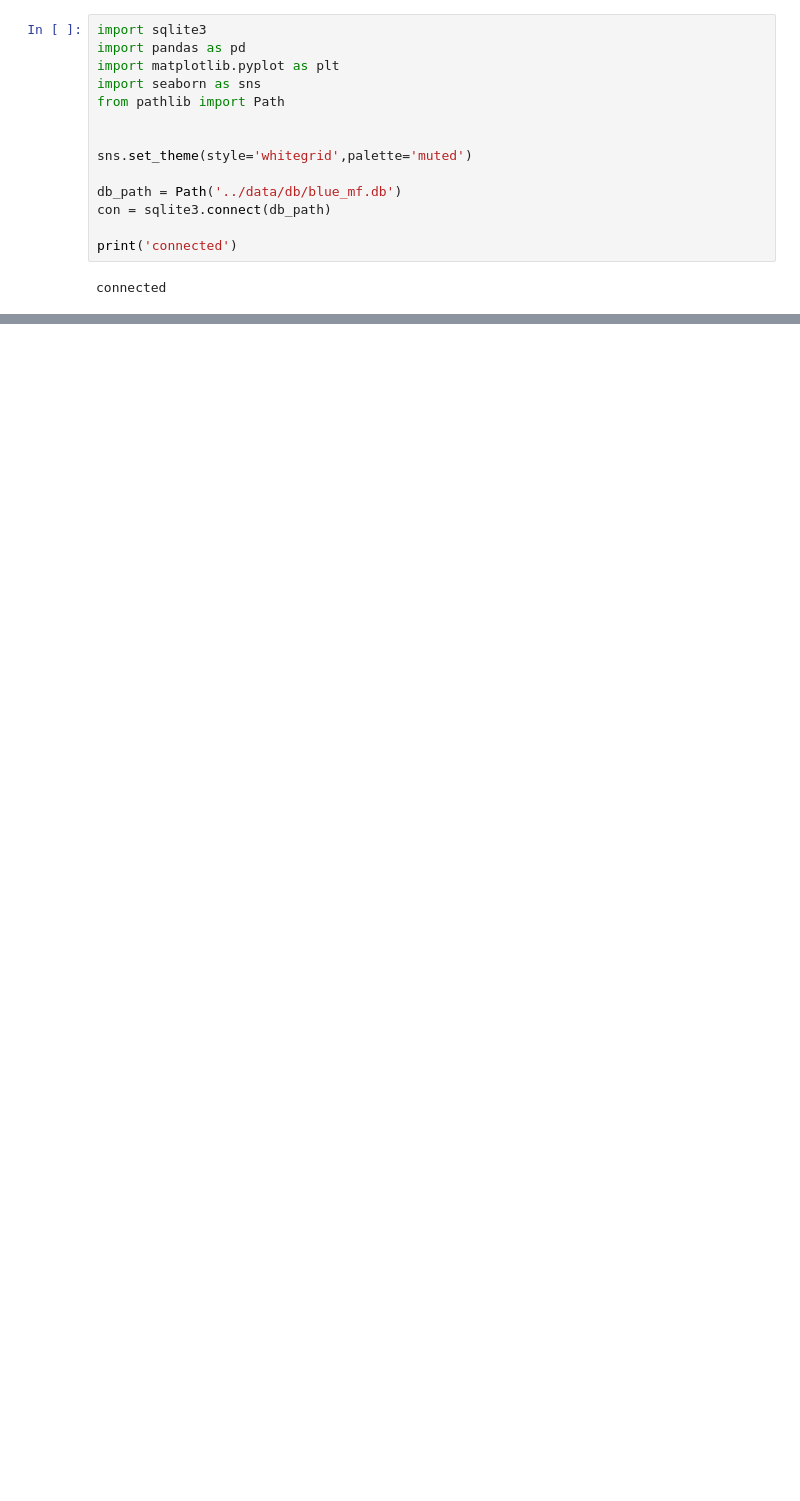
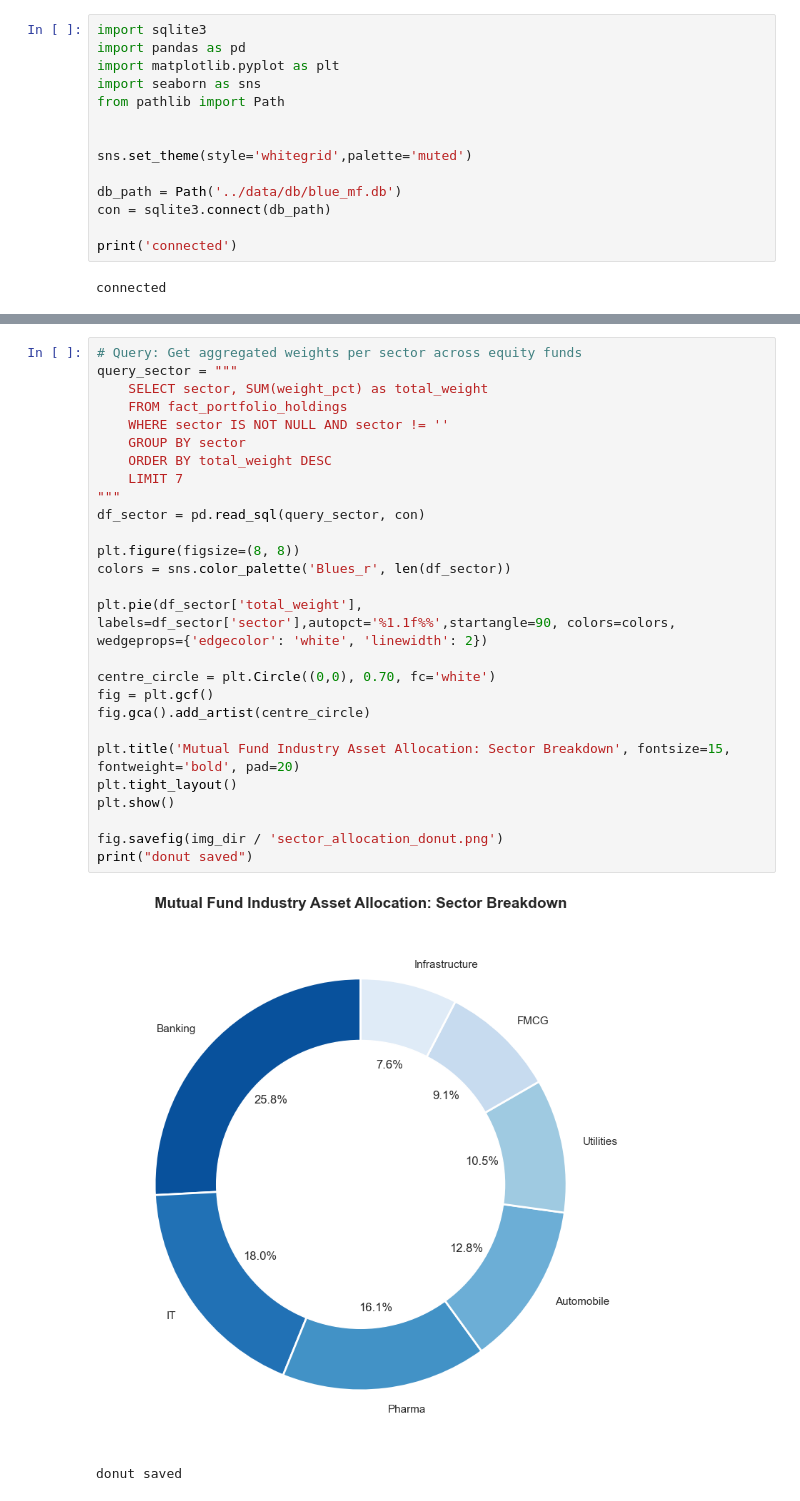
Before and after one commit to devkumar2313/bluestock_mf_capstone, a Jupyter notebook: notebooks/03_data_analysis.ipynb, the cells around one changed output, grey strips where cells are left out. Cells and saved outputs as stored; diff of their text form; blank space fills up the shorter version.

```diff
--- a/notebooks/03_data_analysis.ipynb
+++ b/notebooks/03_data_analysis.ipynb
@@ -153,0 +324,30 @@ Passing `palette` without assigning `hue` is deprecated and will be removed in v
+# %%
+# Query: Get aggregated weights per sector across equity funds
+query_sector = """
+    SELECT sector, SUM(weight_pct) as total_weight
+    FROM fact_portfolio_holdings
+    WHERE sector IS NOT NULL AND sector != ''
+    GROUP BY sector
+    ORDER BY total_weight DESC
+    LIMIT 7
+"""
+df_sector = pd.read_sql(query_sector, con)
+
+plt.figure(figsize=(8, 8))
+colors = sns.color_palette('Blues_r', len(df_sector))
+
+plt.pie(df_sector['total_weight'], labels=df_sector['sector'],autopct='%1.1f%%',startangle=90, colors=colors, wedgeprops={'edgecolor': 'white', 'linewidth': 2})
+
+centre_circle = plt.Circle((0,0), 0.70, fc='white')
+fig = plt.gcf()
+fig.gca().add_artist(centre_circle)
+
+plt.title('Mutual Fund Industry Asset Allocation: Sector Breakdown', fontsize=15, fontweight='bold', pad=20)
+plt.tight_layout()
+plt.show()
+
+fig.savefig(img_dir / 'sector_allocation_donut.png')
+print("donut saved")
+# %% [output]
+[figure, added]
+donut saved
```
Also changed, not shown: parts of 9 cells of this notebook, 20 other files.
